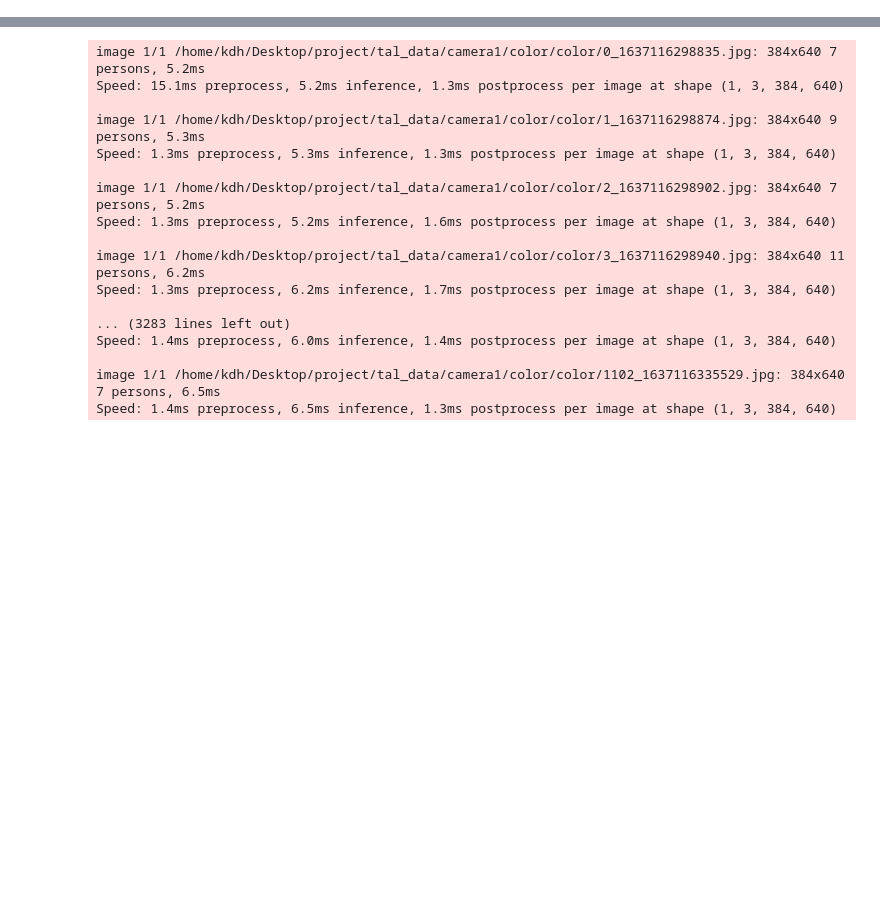
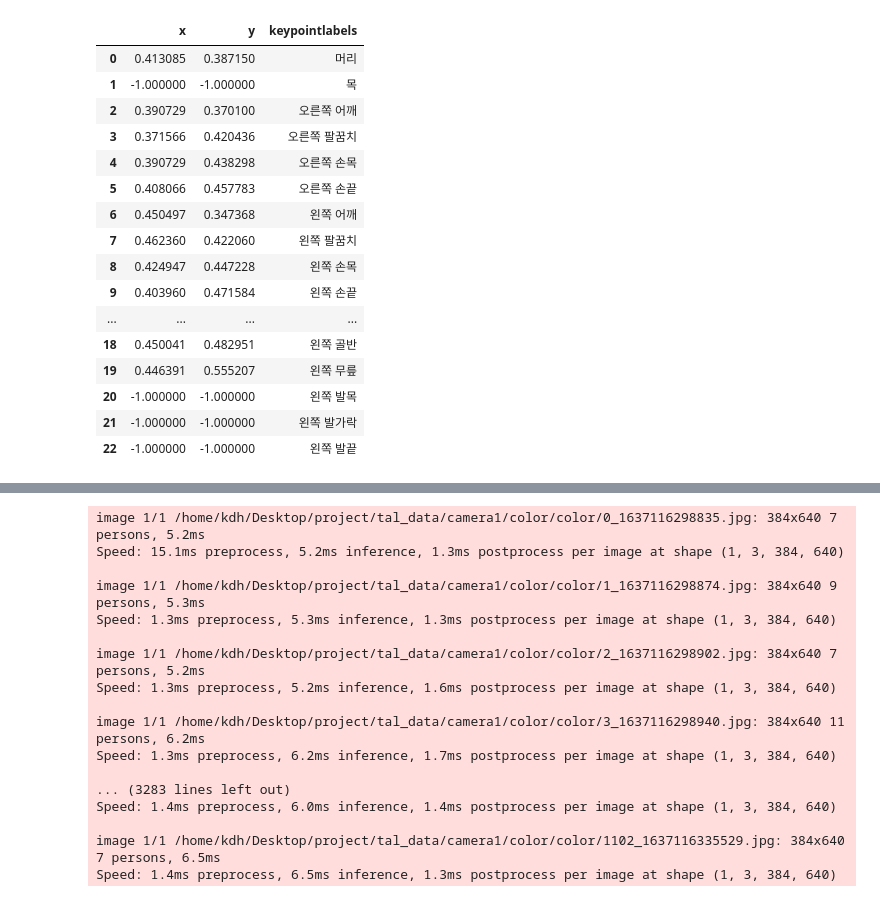
Before and after one commit to dhkim-apple/TAL_DANCE, a Jupyter notebook: preproc.ipynb, the cells around one changed output, grey strips where cells are left out. Saved outputs shown, nothing was run; the diff lists cells and outputs as text; code cells hidden in the pictures; blank space fills up the shorter version.

```diff
--- a/preproc.ipynb
+++ b/preproc.ipynb
@@ -19,24 +21,3 @@ def remove_file(folder_path = 'tmp'):
 
 def get_train_data(origin_path, dst_path):
     shutil.copy(origin_path, dst_path)
-# %%
-# Original Images Paths
-
-origin_image_paths = glob('../tal_data/camera1/color/color/*.jpg')
-origin_key_data = pd.read_csv('../tal_data/camera1/local_keypoints/camera1_20211117_AI_result.csv')
-
-print(len(origin_image_paths), len(origin_key_data))
-
-column_list = origin_key_data.columns
-count = 0
-
-for i in column_list:
-    if count != 0:
-        if count % 2 == 0:
-            origin_key_data[i] = origin_key_data[i]/1080
-        else:
-            origin_key_data[i] = origin_key_data[i]/1920
-    count += 1
-
-np_origin_key_data = np.array(origin_key_data)
-sorted_image_paths = np.array(origin_key_data['image_filename'])
@@ -44,0 +206,20 @@ sorted_image_paths = np.array(origin_key_data['image_filename'])
+# %%
+tmp.loc[:, ['x', 'y', 'keypointlabels']]
+# %% [output]
+|  | x | y | keypointlabels |
+| 0 | 0.413085 | 0.387150 | 머리 |
+| 1 | -1.000000 | -1.000000 | 목 |
+| 2 | 0.390729 | 0.370100 | 오른쪽 어깨 |
+| 3 | 0.371566 | 0.420436 | 오른쪽 팔꿈치 |
+| 4 | 0.390729 | 0.438298 | 오른쪽 손목 |
+| 5 | 0.408066 | 0.457783 | 오른쪽 손끝 |
+| 6 | 0.450497 | 0.347368 | 왼쪽 어깨 |
+| 7 | 0.462360 | 0.422060 | 왼쪽 팔꿈치 |
+| 8 | 0.424947 | 0.447228 | 왼쪽 손목 |
+| 9 | 0.403960 | 0.471584 | 왼쪽 손끝 |
+| ... | ... | ... | ... |
+| 18 | 0.450041 | 0.482951 | 왼쪽 골반 |
+| 19 | 0.446391 | 0.555207 | 왼쪽 무릎 |
+| 20 | -1.000000 | -1.000000 | 왼쪽 발목 |
+| 21 | -1.000000 | -1.000000 | 왼쪽 발가락 |
+| 22 | -1.000000 | -1.000000 | 왼쪽 발끝 |
```
Also changed, not shown: parts of 8 cells of this notebook, 3 other files.
